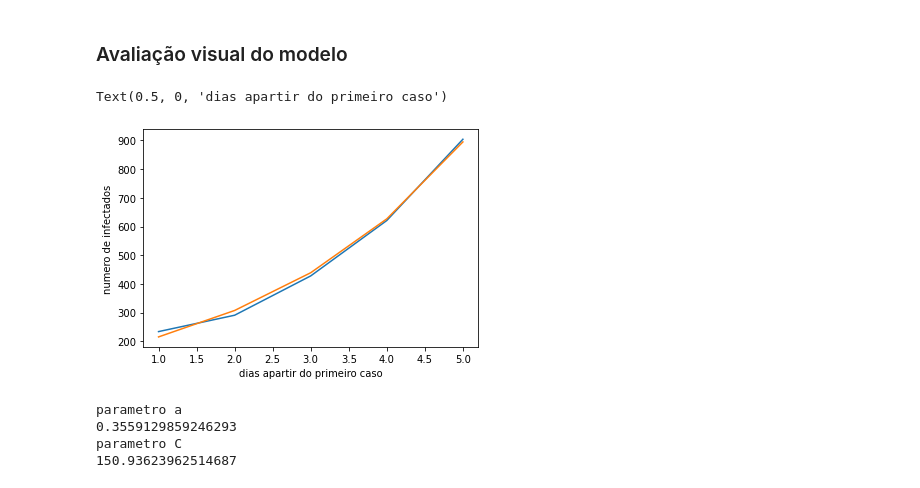
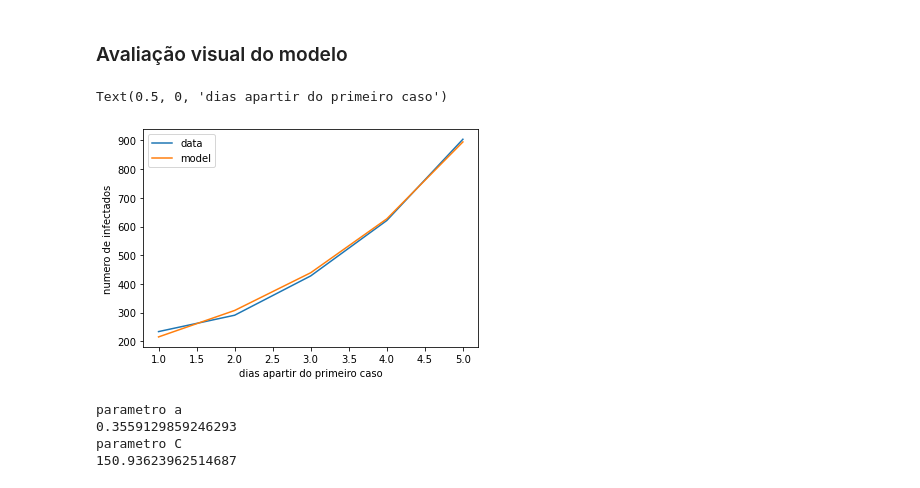
Before and after one commit to leonardoleanodev/lectures, a Jupyter notebook: covid-19/covid_19.ipynb, the cells around one changed output. Cells and saved outputs as stored; diff of their text form; code cells hidden in the pictures.

```diff
--- a/covid-19/covid_19.ipynb
+++ b/covid-19/covid_19.ipynb
@@ -41,14 +41,15 @@ res_robust  = least_squares(func_sol, x0, args=(t_train, y_train))
 ### Avaliação visual do modelo
 # %%
 par = res_robust.x
-plt.plot(days, cases)
+plt.plot(days, cases,label='data')
 days_forecast = np.arange(1,6)
-plt.plot(days_forecast,modelo_exponencial_sol(par,days_forecast))
+plt.plot(days_forecast,modelo_exponencial_sol(par,days_forecast),label='model')
+plt.legend()
 plt.ylabel("numero de infectados")
 plt.xlabel("dias apartir do primeiro caso")
 # %% [output]
 Text(0.5, 0, 'dias apartir do primeiro caso')
-[figure, old version]
+[figure, new version]
 # %%
 print("parametro a")
 print(res_robust.x[0])
```
Also changed, not shown: parts of 8 cells of this notebook.
